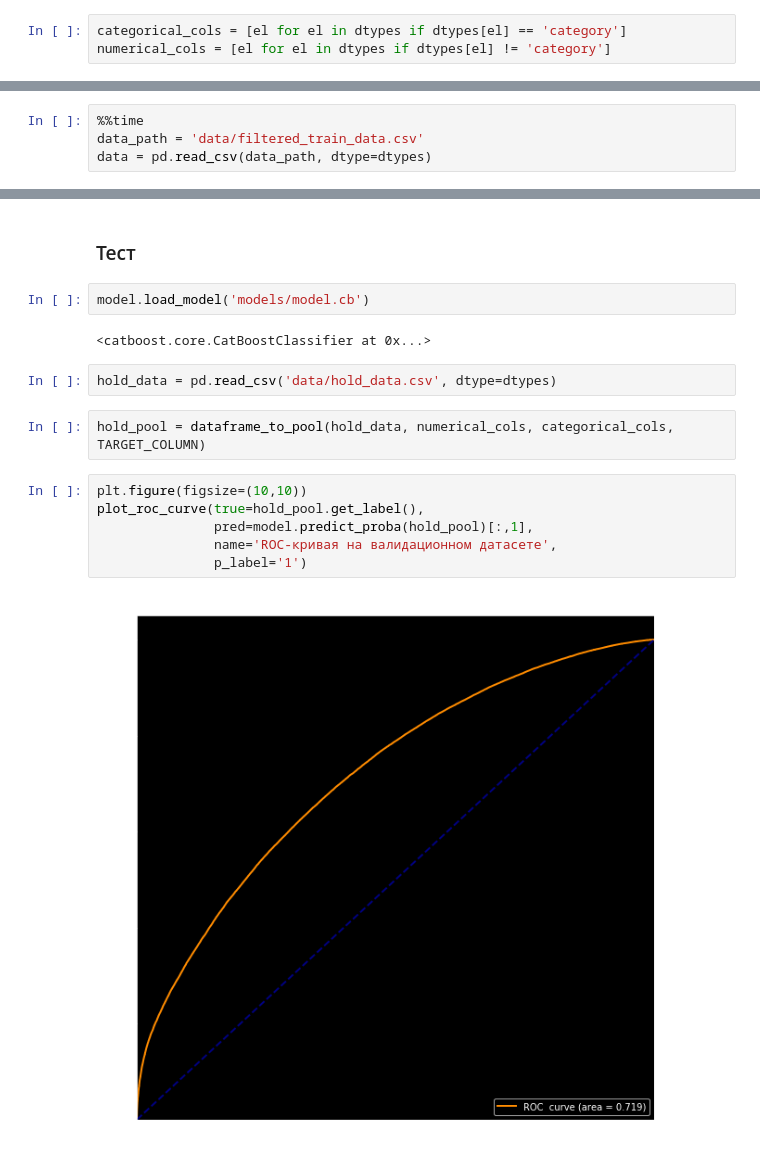
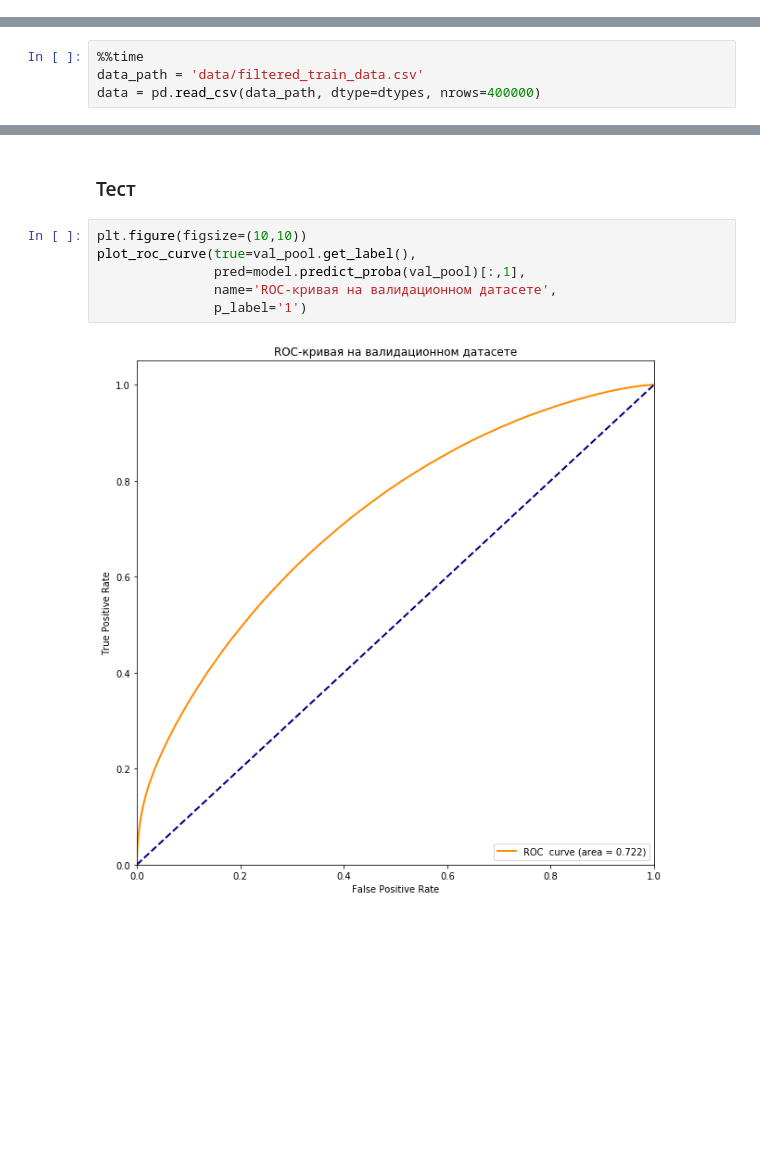
Before and after one commit to Witness-senpai/MLtask, a Jupyter notebook: notebooks/train.ipynb, the cells around one changed output, grey strips where cells are left out. Drawn from its saved outputs; the diff is of its cells as text; blank space fills up the shorter version.

```diff
--- a/notebooks/train.ipynb
+++ b/notebooks/train.ipynb
@@ -94,6 +32,3 @@ TARGET_COLUMN = 'HasDetections'
-# %%
-categorical_cols = [el for el in dtypes if dtypes[el] == 'category']
-numerical_cols = [el for el in dtypes if dtypes[el] != 'category']
 # %%
 seed = 2019
 val_part = 0.2
@@ -101,5 +36,5 @@ hold_part = 0.02
 # %%
 %%time
 data_path = 'data/filtered_train_data.csv'
-data = pd.read_csv(data_path, dtype=dtypes)
+data = pd.read_csv(data_path, dtype=dtypes, nrows=400000)
 # %% [output]
@@ -364,19 +337,11 @@ Census_OSSkuName                                                0.0
 Census_IsPenCapable                                             0.0
 # %% [markdown]
 ### Тест
-# %%
-model.load_model('models/model.cb')
-# %% [output]
-<catboost.core.CatBoostClassifier at 0x...>
-# %%
-hold_data = pd.read_csv('data/hold_data.csv', dtype=dtypes)
-# %%
-hold_pool = dataframe_to_pool(hold_data, numerical_cols, categorical_cols, TARGET_COLUMN)
 # %%
 plt.figure(figsize=(10,10))
-plot_roc_curve(true=hold_pool.get_label(),
-               pred=model.predict_proba(hold_pool)[:,1],
+plot_roc_curve(true=val_pool.get_label(),
+               pred=model.predict_proba(val_pool)[:,1],
                name='ROC-кривая на валидационном датасете',
                p_label='1')
 # %% [output]
-[figure, old version]
+[figure, new version]
```
Also changed, not shown: parts of 39 cells of this notebook, 2 other files.
